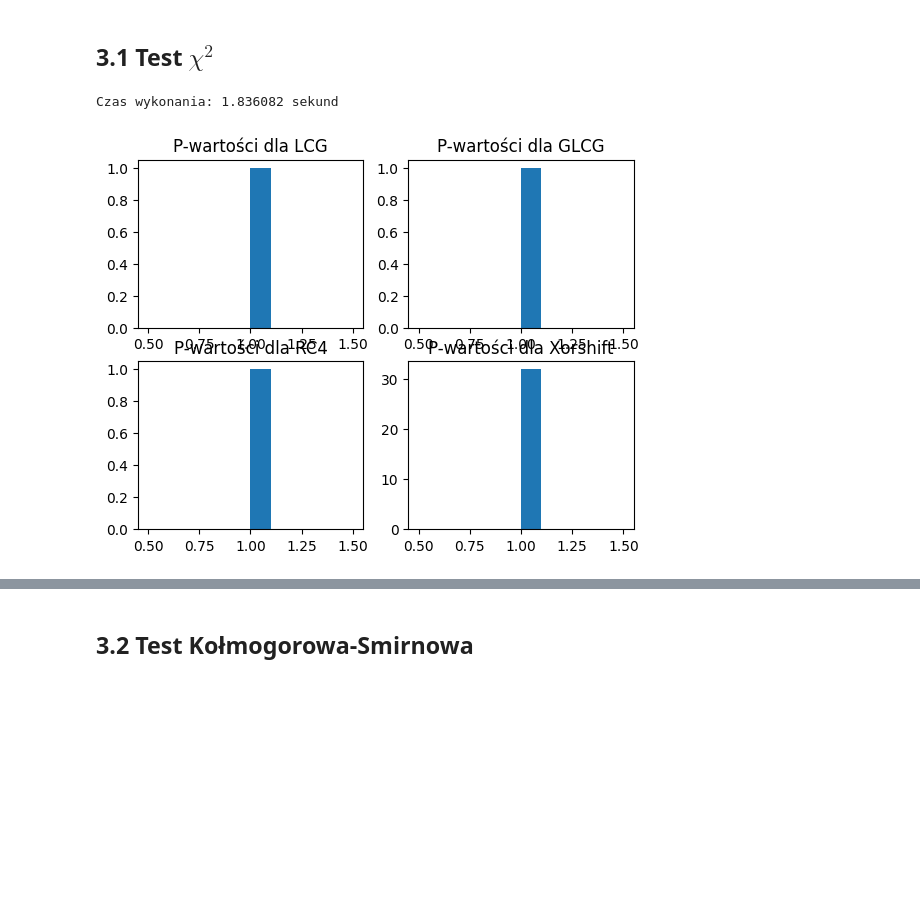
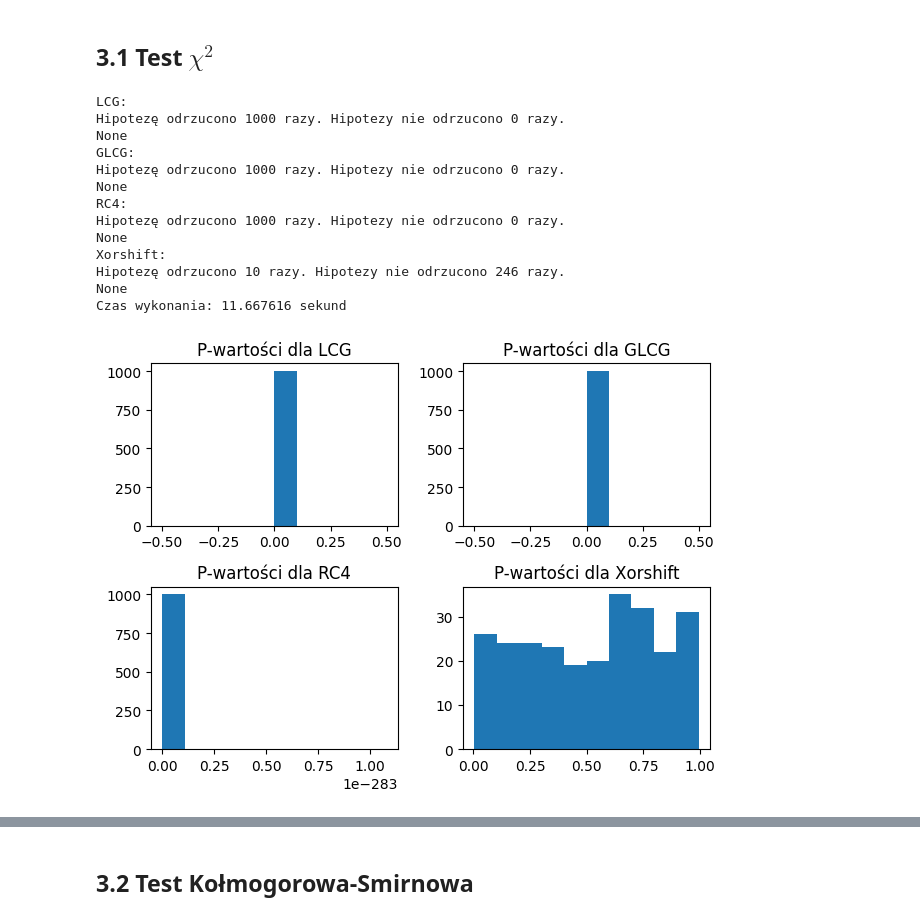
Before and after one commit to MartaGacek1/MonteCarloProject1, a Jupyter notebook: MonteCarloProjekt1.ipynb, the cells around one changed output, grey strips where cells are left out. Drawn from its saved outputs; the diff is of its cells as text; code cells hidden in the pictures; blank space fills up the shorter version.

```diff
--- a/MonteCarloProjekt1.ipynb
+++ b/MonteCarloProjekt1.ipynb
@@ -769,8 +769,6 @@ Czas wykonania: 369.875624 sekund
 ## 3.1 Test $\chi^2$
 # %%
 start_time = time.time()
-
-# przerobić liczbę kubełków
 
 def second_level_testing_chi_square(data, sequence_length):
     seq_num = len(data) // sequence_length  # ilość podciągów podanej długości
@@ -778,49 +776,73 @@ def second_level_testing_chi_square(data, sequence_length):
     for i in range(seq_num):
         seq = data[i * sequence_length : (i + 1) * sequence_length]  # tworzenie podciągów
         try:
-            p_value = chisquare(seq)[1]  # przeprowadzanie testu
+            obs, edges = np.histogram(seq, bins = 30)
+            expt = np.full(30, len(seq) / 30)
+            p_value = chisquare(f_obs=obs, f_exp=expt)[1]  # przeprowadzanie testu
             p_values.append(p_value)
         except ValueError:
             p_values.append(None)
     return p_values
 
 
+def sec_level_test_p_val(p_values):
+  p_values_results = 0
+  for p in p_values:
+        if p < 0.05:
+          p_values_results += 1
+  print(f"Hipotezę odrzucono {p_values_results} razy. Hipotezy nie odrzucono {len(p_values) - p_values_results} razy.")
+
+
 length1 = 2**15
 length2 = 2**10
-p_values1_lcg = second_level_testing_chi_square(test_lcg, length1)
-p_values1_glcg = second_level_testing_chi_square(test_glcg, length1)
-p_values1_rc4 = second_level_testing_chi_square(test_rc4, length1)
-p_values1_xorshift = second_level_testing_chi_square(test_xorshift, length2)
+p_values1_lcg = second_level_testing_chi_square(sec_test_lcg, length1)
+p_values1_glcg = second_level_testing_chi_square(sec_test_glcg, length1)
+p_values1_rc4 = second_level_testing_chi_square(sec_test_rc4, length1)
+p_values1_xorshift = second_level_testing_chi_square(sec_test_xorshift, length2)
 
-# print(f"P-wartości dla wszystkich podciągów - LCG:")
-# print(p_values1_lcg)
-# print(f"P-wartości dla wszystkich podciągów - GLCG:")
-# print(p_values1_glcg)
-# print(f"P-wartości dla wszystkich podciągów - RC4:")
-# print(p_values1_rc4)
-# print(f"P-wartości dla wszystkich podciągów - Xorshift:")
-# print(p_values1_xorshift)
+print("LCG:")
+print(sec_level_test_p_val(p_values1_lcg))
+print("GLCG:")
+print(sec_level_test_p_val(p_values1_glcg))
+print("RC4:")
+print(sec_level_test_p_val(p_values1_rc4))
+print("Xorshift:")
+print(sec_level_test_p_val(p_values1_xorshift))
 
 plt.subplot(2, 2, 1)
 plt.hist(p_values1_lcg)
 plt.title("P-wartości dla LCG")
 
 plt.subplot(2, 2, 2)
 plt.hist(p_values1_glcg)
 plt.title("P-wartości dla GLCG")
 
 plt.subplot(2, 2, 3)
 plt.hist(p_values1_rc4)
 plt.title("P-wartości dla RC4")
 
 plt.subplot(2, 2, 4)
 plt.hist(p_values1_xorshift)
 plt.title("P-wartości dla Xorshift")
 
+plt.tight_layout()
+
 end_time = time.time()
 
 execution_time = end_time - start_time
 print(f"Czas wykonania: {execution_time:.6f} sekund")
 # %% [output]
-Czas wykonania: 1.836082 sekund
+LCG:
+Hipotezę odrzucono 1000 razy. Hipotezy nie odrzucono 0 razy.
+None
+GLCG:
+Hipotezę odrzucono 1000 razy. Hipotezy nie odrzucono 0 razy.
+None
+RC4:
+Hipotezę odrzucono 1000 razy. Hipotezy nie odrzucono 0 razy.
+None
+Xorshift:
+Hipotezę odrzucono 10 razy. Hipotezy nie odrzucono 246 razy.
+None
+Czas wykonania: 11.667616 sekund
-[figure, old version]
+[figure, new version]
```
Also changed, not shown: parts of 34 cells of this notebook.
